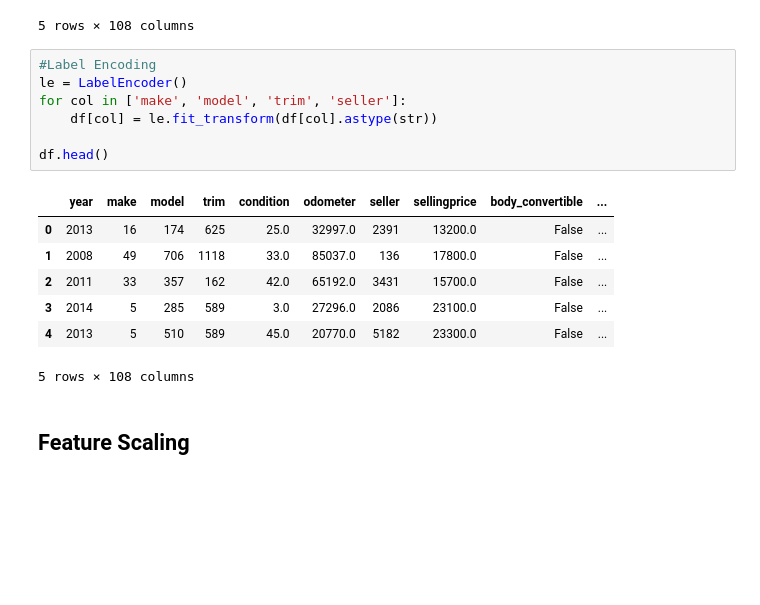
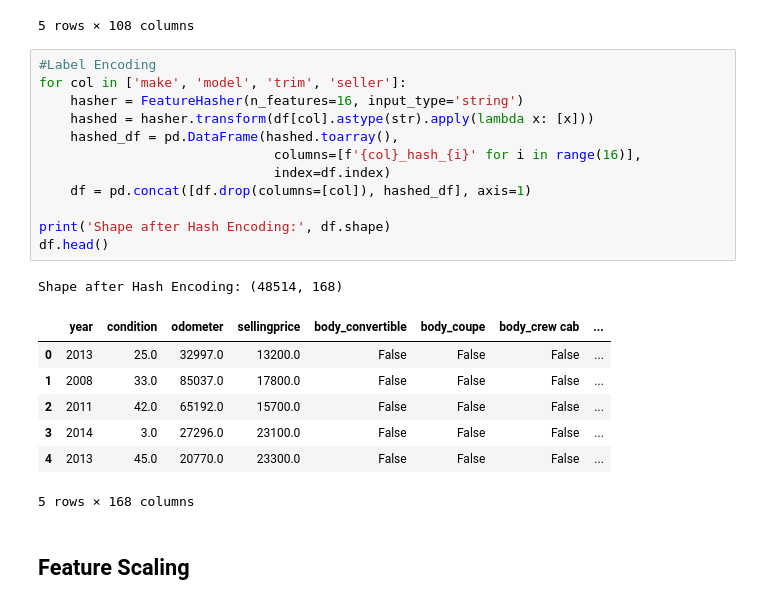
Before and after one commit to vilrat/EtESML-Avetisyan-Vilrat-Kozhina, a Jupyter notebook: notebooks/DataPreparation.ipynb, the cells around one changed output. Saved outputs shown, nothing was run; the diff lists cells and outputs as text; blank space fills up the shorter version.

Commit message:
Changed Data Preparation

```diff
--- a/notebooks/DataPreparation.ipynb
+++ b/notebooks/DataPreparation.ipynb
@@ -194,19 +195,25 @@ Shape after OHE: (48514, 108)
 5 rows × 108 columns
 # %%
 #Label Encoding
-le = LabelEncoder()
 for col in ['make', 'model', 'trim', 'seller']:
-    df[col] = le.fit_transform(df[col].astype(str))
+    hasher = FeatureHasher(n_features=16, input_type='string')
+    hashed = hasher.transform(df[col].astype(str).apply(lambda x: [x]))
+    hashed_df = pd.DataFrame(hashed.toarray(),
+                              columns=[f'{col}_hash_{i}' for i in range(16)],
+                              index=df.index)
+    df = pd.concat([df.drop(columns=[col]), hashed_df], axis=1)
 
+print('Shape after Hash Encoding:', df.shape)
 df.head()
 # %% [output]
+Shape after Hash Encoding: (48514, 168)
-|  | year | make | model | trim | condition | odometer | seller | sellingprice | body_convertible | ... |
-| 0 | 2013 | 16 | 174 | 625 | 25.0 | 32997.0 | 2391 | 13200.0 | False | ... |
-| 1 | 2008 | 49 | 706 | 1118 | 33.0 | 85037.0 | 136 | 17800.0 | False | ... |
-| 2 | 2011 | 33 | 357 | 162 | 42.0 | 65192.0 | 3431 | 15700.0 | False | ... |
-| 3 | 2014 | 5 | 285 | 589 | 3.0 | 27296.0 | 2086 | 23100.0 | False | ... |
-| 4 | 2013 | 5 | 510 | 589 | 45.0 | 20770.0 | 5182 | 23300.0 | False | ... |
+|  | year | condition | odometer | sellingprice | body_convertible | body_coupe | body_crew cab | ... |
+| 0 | 2013 | 25.0 | 32997.0 | 13200.0 | False | False | False | ... |
+| 1 | 2008 | 33.0 | 85037.0 | 17800.0 | False | False | False | ... |
+| 2 | 2011 | 42.0 | 65192.0 | 15700.0 | False | False | False | ... |
+| 3 | 2014 | 3.0 | 27296.0 | 23100.0 | False | False | False | ... |
+| 4 | 2013 | 45.0 | 20770.0 | 23300.0 | False | False | False | ... |
-5 rows × 108 columns
+5 rows × 168 columns
 # %% [markdown]
 ## Feature Scaling
 # %%
```
Also changed, not shown: parts of 3 cells of this notebook, 1 other file.
